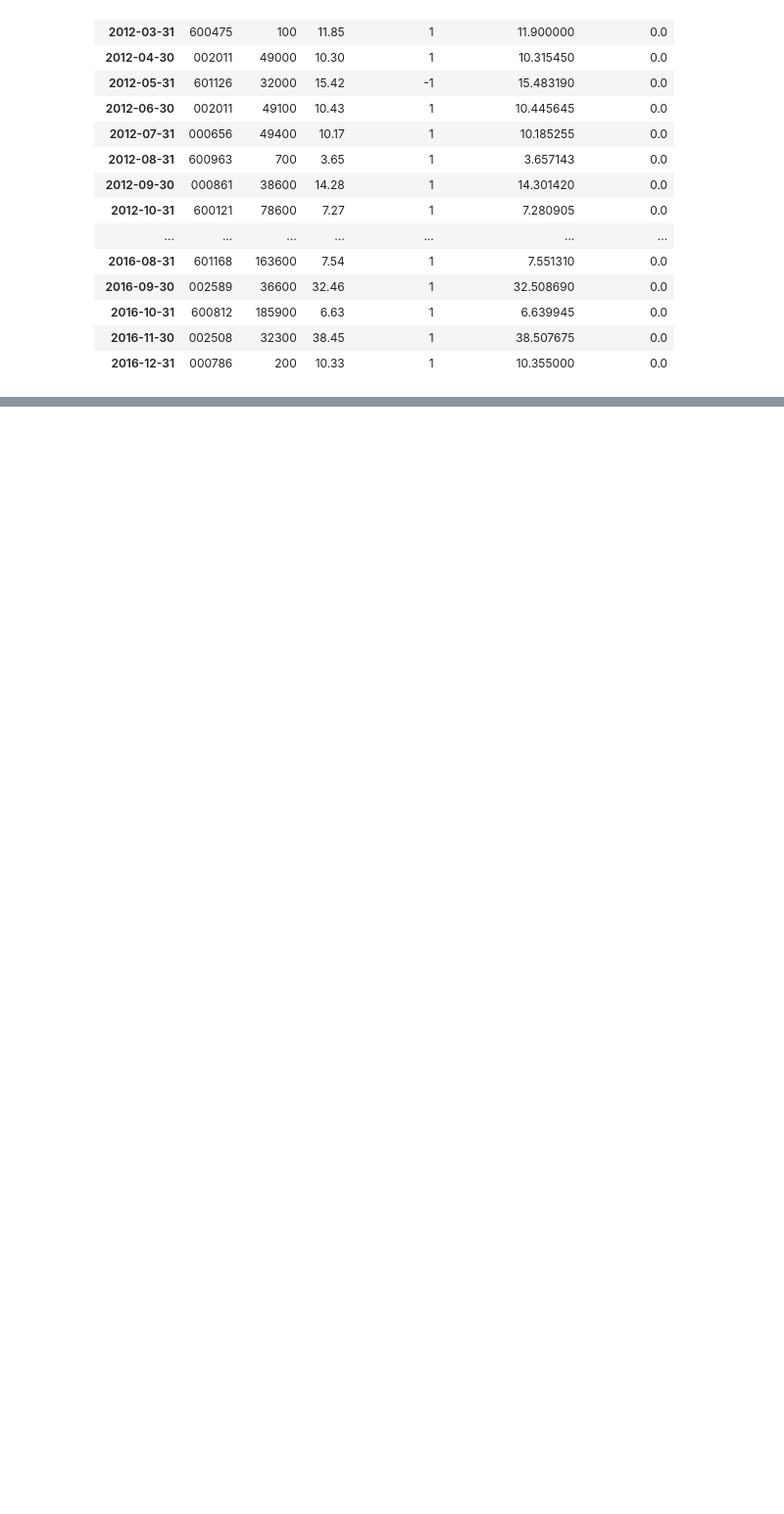
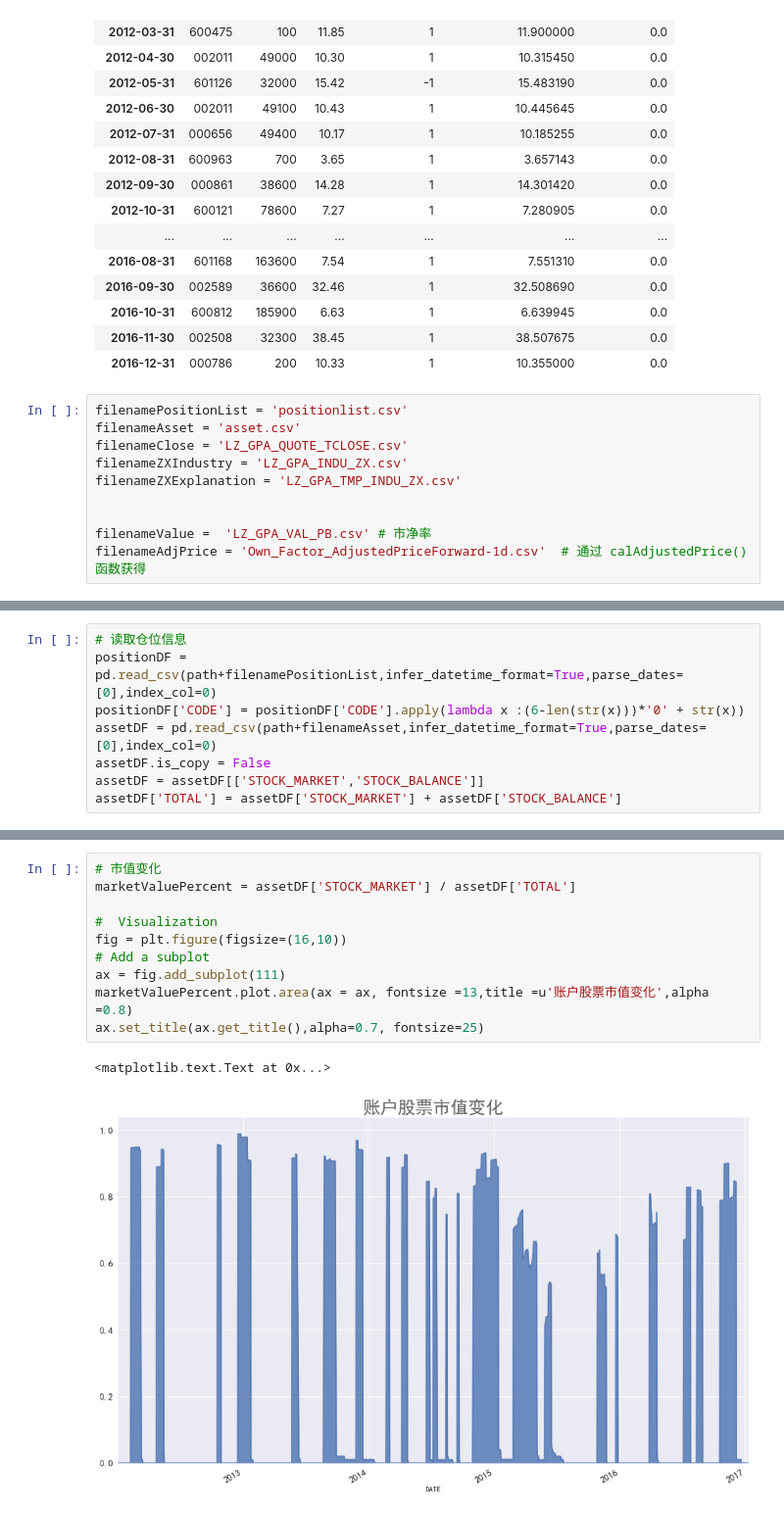
Before and after one commit to kamiseko/factor-test, a Jupyter notebook: trading_result_analysis.ipynb, the cells around one changed output, grey strips where cells are left out. Shown at 98% size. Saved outputs shown, nothing was run; the diff lists cells and outputs as text; blank space fills up the shorter version.

```diff
--- a/trading_result_analysis.ipynb
+++ b/trading_result_analysis.ipynb
@@ -117,3 +124,13 @@ inforDF.set_index('TRADE_TIME').resample('M').last()
 | 2016-10-31 | 600812 | 185900 | 6.63 | 1 | 6.639945 | 0.0 |
 | 2016-11-30 | 002508 | 32300 | 38.45 | 1 | 38.507675 | 0.0 |
 | 2016-12-31 | 000786 | 200 | 10.33 | 1 | 10.355000 | 0.0 |
+# %%
+filenamePositionList = 'positionlist.csv'
+filenameAsset = 'asset.csv'
+filenameClose = 'LZ_GPA_QUOTE_TCLOSE.csv'
+filenameZXIndustry = 'LZ_GPA_INDU_ZX.csv'
+filenameZXExplanation = 'LZ_GPA_TMP_INDU_ZX.csv'
+
+
+filenameValue =  'LZ_GPA_VAL_PB.csv' # 市净率
+filenameAdjPrice = 'Own_Factor_AdjustedPriceForward-1d.csv'  # 通过 calAdjustedPrice()函数获得
@@ -119,0 +155,8 @@ inforDF.set_index('TRADE_TIME').resample('M').last()
+# %%
+# 读取仓位信息
+positionDF = pd.read_csv(path+filenamePositionList,infer_datetime_format=True,parse_dates=[0],index_col=0)
+positionDF['CODE'] = positionDF['CODE'].apply(lambda x :(6-len(str(x)))*'0' + str(x))
+assetDF = pd.read_csv(path+filenameAsset,infer_datetime_format=True,parse_dates=[0],index_col=0)
+assetDF.is_copy = False
+assetDF = assetDF[['STOCK_MARKET','STOCK_BALANCE']]
+assetDF['TOTAL'] = assetDF['STOCK_MARKET'] + assetDF['STOCK_BALANCE']
@@ -119,0 +256,13 @@ inforDF.set_index('TRADE_TIME').resample('M').last()
+# %%
+# 市值变化
+marketValuePercent = assetDF['STOCK_MARKET'] / assetDF['TOTAL']
+
+#  Visualization
+fig = plt.figure(figsize=(16,10))
+# Add a subplot
+ax = fig.add_subplot(111)
+marketValuePercent.plot.area(ax = ax, fontsize =13,title =u'账户股票市值变化',alpha =0.8)
+ax.set_title(ax.get_title(),alpha=0.7, fontsize=25)
+# %% [output]
+<matplotlib.text.Text at 0x...>
+[figure, added]
```
Also changed, not shown: parts of 44 cells of this notebook, 7 other files.
